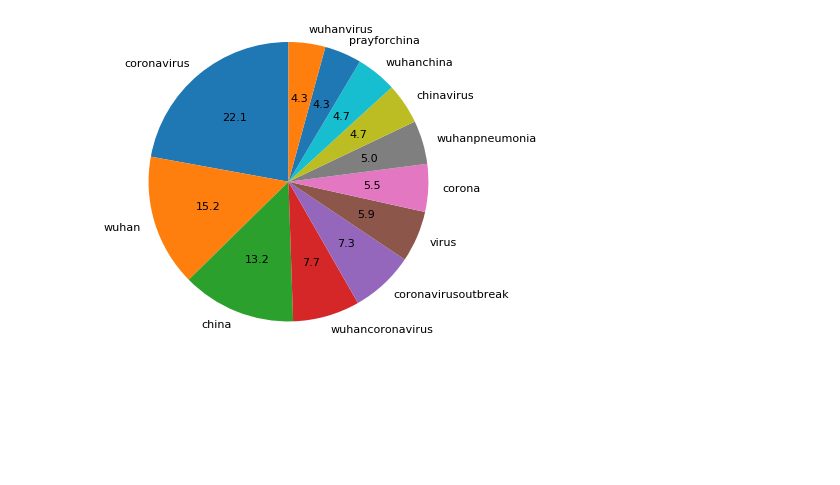
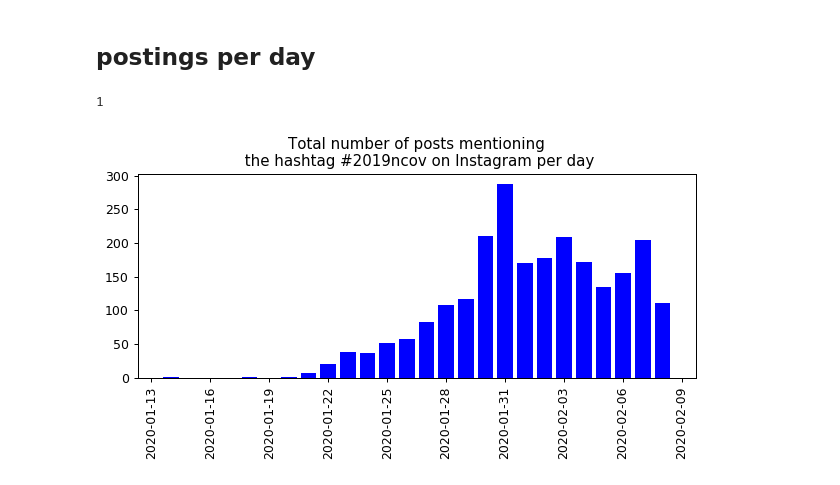
Before and after one commit to 030jmk/ScrapingInstagram, a Jupyter notebook: test_2019ncov_read.ipynb, the cells around one changed output. Saved outputs shown, nothing was run; the diff lists cells and outputs as text; code cells hidden in the pictures; blank space fills up the shorter version.

```diff
--- a/test_2019ncov_read.ipynb
+++ b/test_2019ncov_read.ipynb
@@ -123,21 +202,37 @@ The hashtag #2019ncov was mentioned with the hashtag #coronavirus in 52.79% off
-# %%
-# Pie Chart Test - do not use, as the numbers are a bit misleading
-
-limit_to_show = 12
-
-pieLabels = list(hashtag_df['hashtag'][:limit_to_show])
-populationShare = list(hashtag_df['mentions'][:limit_to_show])
-figureObject, axesObject = plt.subplots(figsize=(5, 5),dpi=80, facecolor='w', edgecolor='k')
-
-
-# Draw the pie chart
-axesObject.pie(populationShare,
-        labels=pieLabels,
-        autopct='%1.1f',
-        startangle=90)
-
-# Aspect ratio - equal means pie is a circle
-axesObject.axis('equal')
-plt.show()
-# %% [output]
-[figure, removed]
+# %% [markdown]
+## postings per day
+# %%
+day_dict ={}
+
+for day in df['just_date']:
+    if day in day_dict.keys():
+        day_dict[day] += 1
+    else:
+        day_dict[day] = 1
+
+DAYS = {k: v for k, v in sorted(day_dict.items(), key=lambda item: item[1],reverse=True)}
+
+
+DAYS.pop(datetime.date(2018, 11, 22),None)
+DAYS.pop(datetime.date(2017, 10, 12),None)
+DAYS.pop(datetime.date(2019, 7, 17),None)
+DAYS.pop(datetime.date(2017, 10, 12),None)
+DAYS.pop(datetime.date(2019, 9, 27),None)
+DAYS.pop(datetime.date(2019, 10, 29),None)
+DAYS.pop(datetime.date(2019, 10, 18),None)
+DAYS.pop(datetime.date(2019, 12, 1),None)
+DAYS.pop(datetime.date(2019, 10, 23),None)
+DAYS.pop(datetime.date(2019, 10, 2),None)
+DAYS.pop(datetime.date(2019, 10, 19),None)
+DAYS.pop(datetime.date(2019, 10, 21),None)
+DAYS.pop(datetime.date(2019, 7, 15),None)
+# %% [output]
+1
+# %%
+plt.figure(num=None, figsize=(8, 3), dpi=90, facecolor='w', edgecolor='k')
+plt.xticks(rotation=90)
+plt.bar(DAYS.keys(), DAYS.values(),  color='b')
+plt.title('Total number of posts mentioning\n the hashtag #{} on Instagram per day'.format(HASHTAG))
+plt.show()
+# %% [output]
+[figure, added]
```
Also changed, not shown: parts of 17 cells of this notebook.
